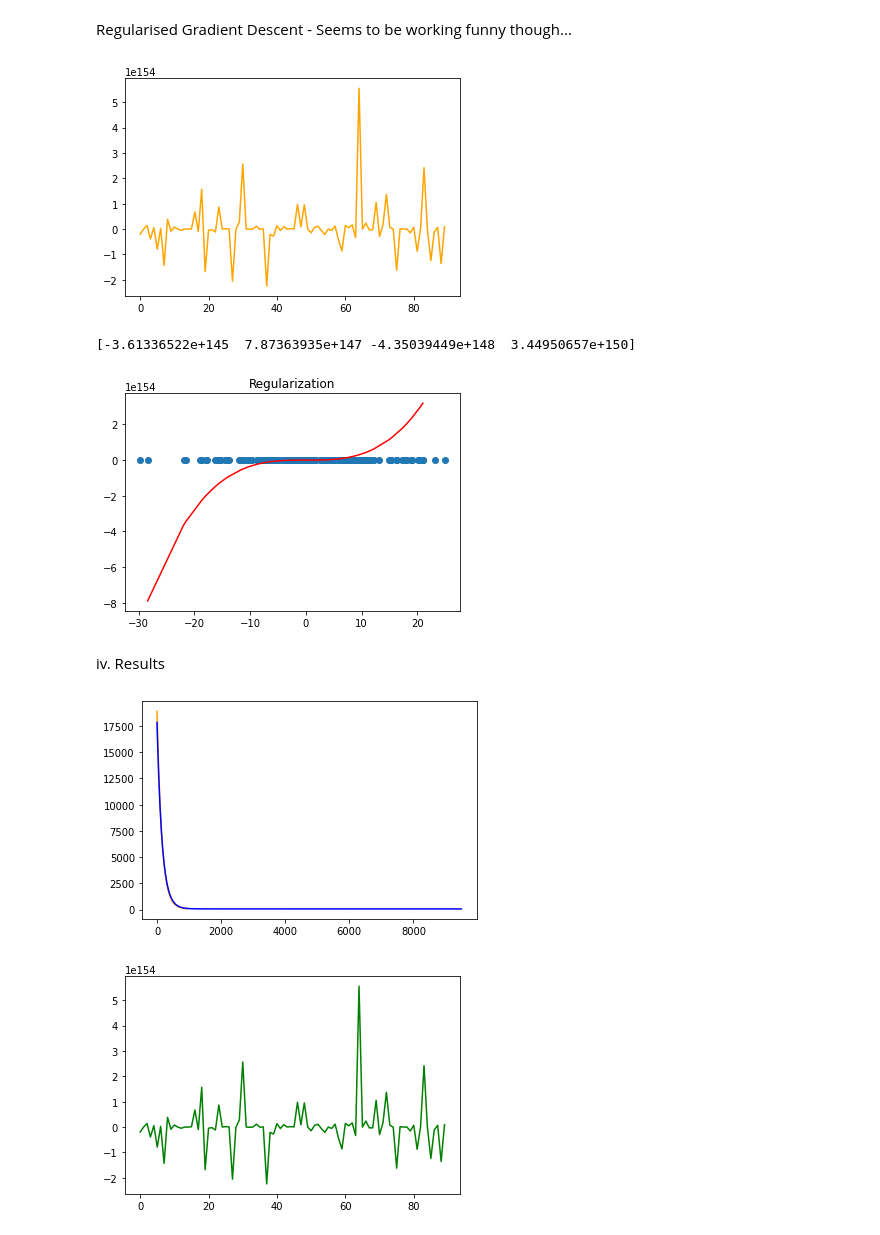
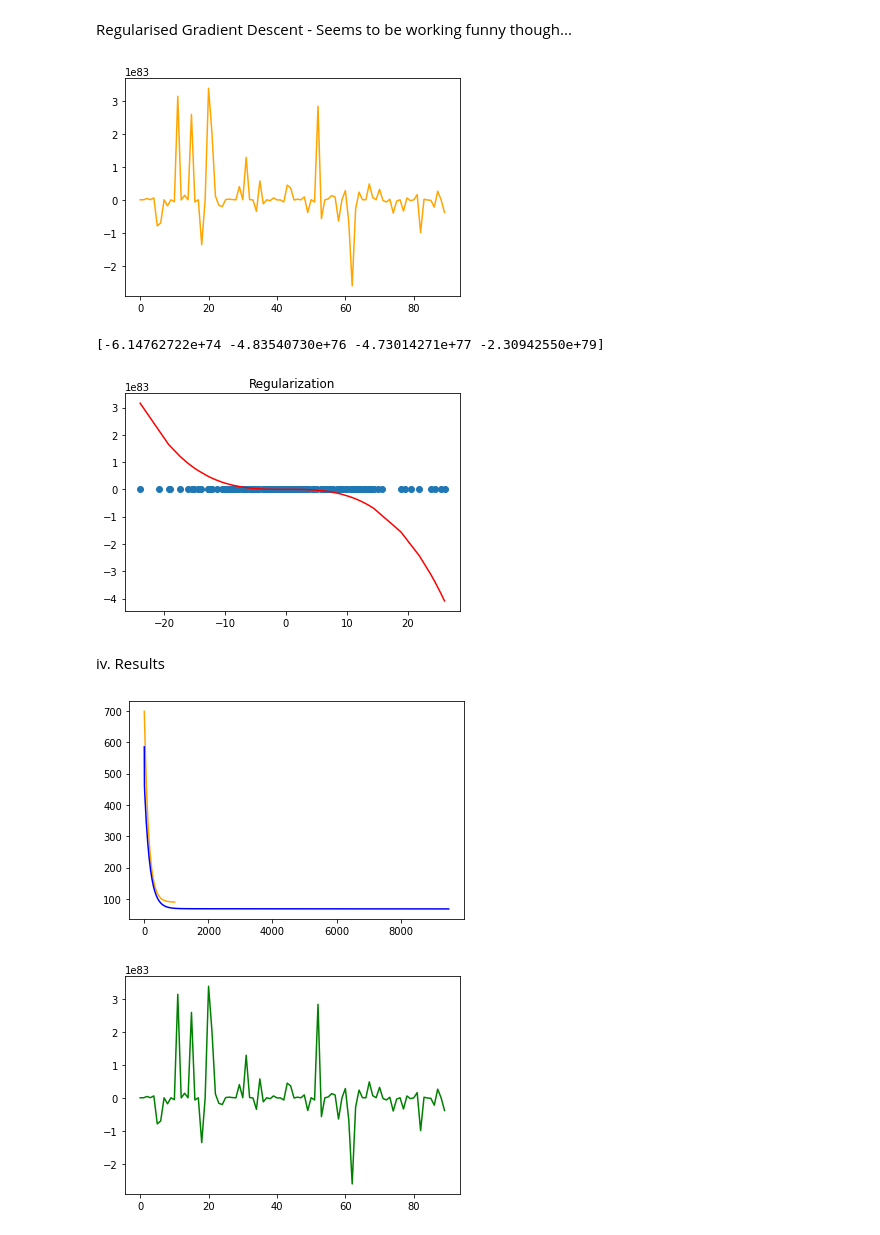
Before and after one commit to muaazbassa/COMS3007A-Machine-Learning, a Jupyter notebook: 4. ML Linear Regression Tutorial/Linear Regression.ipynb, the cells around one changed output. Saved outputs shown, nothing was run; the diff lists cells and outputs as text; code cells hidden in the pictures.

```diff
--- a/4. ML Linear Regression Tutorial/Linear Regression.ipynb
+++ b/4. ML Linear Regression Tutorial/Linear Regression.ipynb
@@ -472,7 +470,7 @@ order polynomial model.
 # %% [markdown]
 Regularised Gradient Descent - Seems to be working funny though...
 # %%
-def Reg_gradient_descent(X, y, learning_rate=0.0000001, num_iterations=1000, l=1):
+def Reg_gradient_descent(X, y, learning_rate=0.0000001, num_iterations=1000, l=0.5):
     # Initialize parameters
     m, n = X.shape
     theta = np.zeros(n, dtype=float)
@@ -484,36 +482,36 @@ def Reg_gradient_descent(X, y, learning_rate=0.0000001, num_iterations=1000, l=1
         y_pred = np.dot(X, theta)
 
         error = y_pred - y
 
         if (i % 20):
             np.append(errors, np.mean(error**2))
 
         # Compute the gradient of the cost function
         gradient = np.dot(X.T, error) / m
 
         # Update the parameters
         theta -= (learning_rate * gradient + (l * theta))
 
     return theta, error
 
 thetaC2, errorC2 = Reg_gradient_descent(trainDMC, training_y_values)
 
 plt.plot(errorC2, color="orange")
 plt.show()
 
 print(thetaC2)
 
 sorted_trainX = trainDMC[trainDMC[:,1].argsort()]
 sorted_trainY = np.dot(sorted_trainX, thetaC2)
 
 plt.title('Regularization')
 plt.scatter(sample, y)
 plt.plot(sorted_trainX[:,1], sorted_trainY,'r')
 plt.show()
 # %% [output]
-[figure, old version]
+[figure, new version]
-[-3.61336522e+145  7.87363935e+147 -4.35039449e+148  3.44950657e+150]
+[-6.14762722e+74 -4.83540730e+76 -4.73014271e+77 -2.30942550e+79]
-[figure, old version]
+[figure, new version]
 # %% [markdown]
 iv. Results
 # %%
@@ -527,8 +525,8 @@ plt.show()
 plt.plot(errorC2, color="green")
 plt.show()
 # %% [output]
-[figure, old version]
+[figure, new version]
-[figure, old version]
+[figure, new version]
 # %%
 #PLOTS
 sorted_trainX = trainDMB[trainDMB[:,1].argsort()]
```
Also changed, not shown: parts of 15 cells of this notebook.
